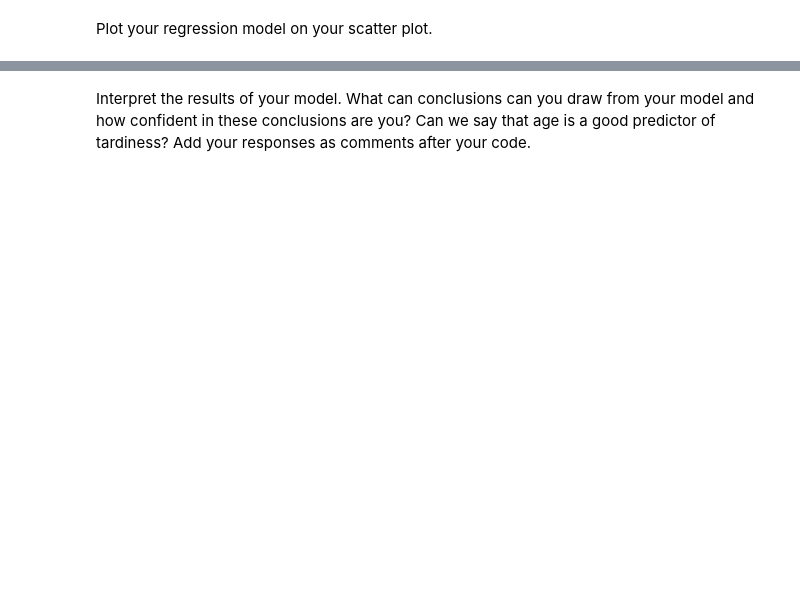
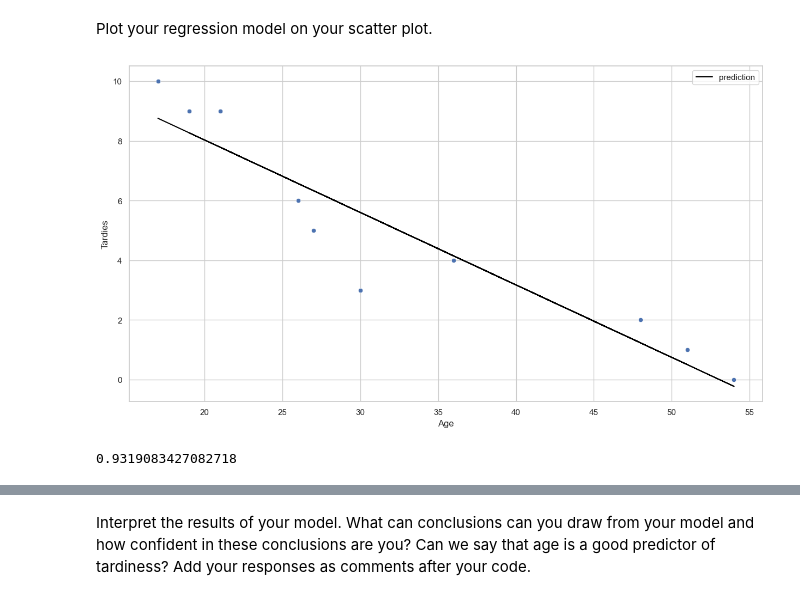
Before and after one commit to Ironhack-data-bcn-oct-2023/lab-regression-analysis, a Jupyter notebook: your-code.ipynb, the cells around one changed output, grey strips where cells are left out. Drawn from its saved outputs; the diff is of its cells as text; code cells hidden in the pictures; blank space fills up the shorter version.

```diff
--- a/your-code.ipynb
+++ b/your-code.ipynb
@@ -48,0 +82,5 @@ Build a regression model for this data. What will be your outcome variable? What
+# %%
+# Your response here.
+# 1. Create an equation that draws a line
+lr = LinearRegression()
+lr
@@ -48,0 +103,7 @@ Build a regression model for this data. What will be your outcome variable? What
+# %%
+# 2. FIT the model to my data: draw the line so it accomodates MY datapoints
+
+X = student_data[["Age"]]
+Y = student_data[["Tardies"]]
+
+lr.fit(X, Y)
@@ -52,0 +148,18 @@ Plot your regression model on your scatter plot.
+# %%
+# Calculate and store the predicted values in the "prediction" column
+student_data["prediction"] = X * lr.coef_[0] + lr.intercept_
+# %%
+# Create a scatter plot of the original data points
+sns.scatterplot(x= student_data["Age"], y= student_data["Tardies"])
+# Overlay the linear regression prediction line on the plot
+plt.plot(student_data["Age"], student_data["prediction"], c="black", label="prediction")
+# Display the legend
+plt.legend();
+# %% [output]
+[figure, added]
+# %%
+# Calculate the mean absolute error (MAE) of the predictions
+student_data["error_prediction"] = (student_data['Tardies'] - student_data["prediction"]).abs()
+student_data["error_prediction"].mean()
+# %% [output]
+0.9319083427082718
```
Also changed, not shown: parts of 33 cells of this notebook.
